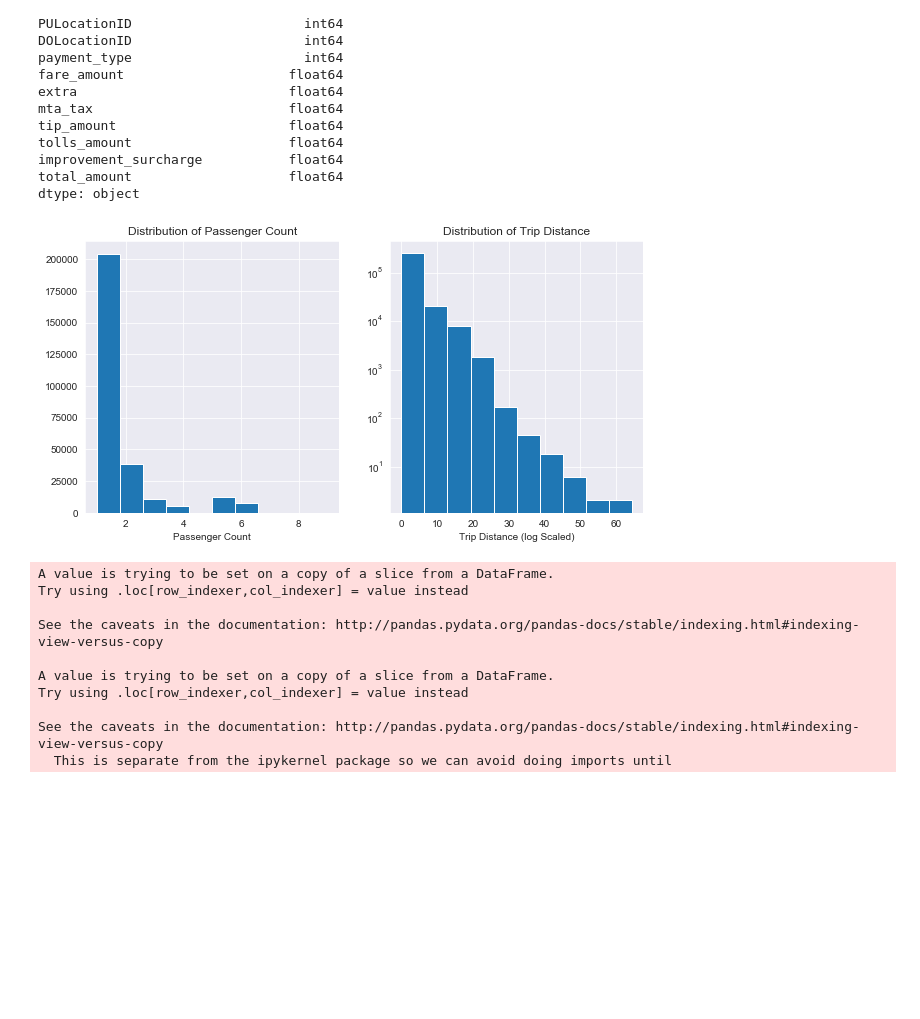
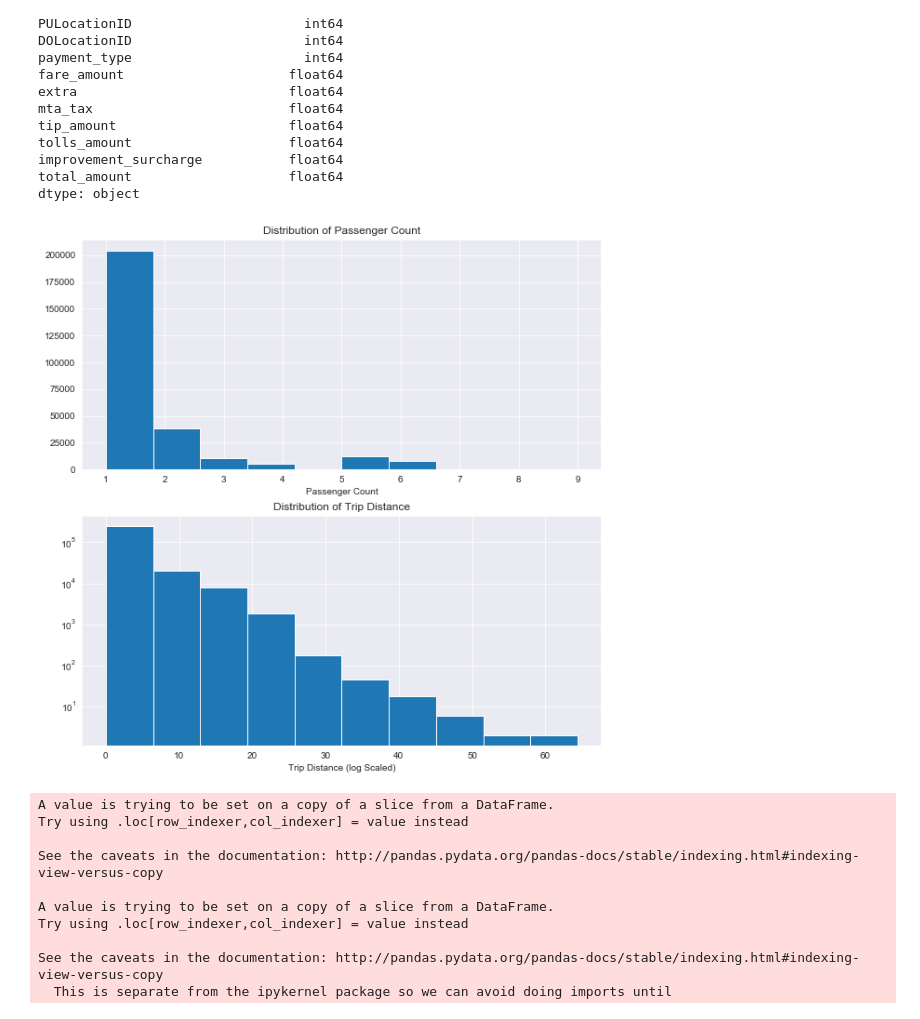
Before and after one commit to tcbriggs981/Taxi-Studies, a Jupyter notebook: Taxis June 2018.ipynb, the cells around one changed output. Cells and saved outputs as stored; diff of their text form; code cells hidden in the pictures; blank space fills up the shorter version.

```diff
--- a/Taxis June 2018.ipynb
+++ b/Taxis June 2018.ipynb
@@ -151,19 +152,19 @@ improvement_surcharge           float64
 total_amount                    float64
 dtype: object
 # %%
-plt.figure(figsize=(10,5))
-plt.subplot(1,2,1)
+plt.figure(figsize=(10,10))
+plt.subplot(2,1,1)
 plt.xlabel('Passenger Count')
 plt.hist(taxi_626['passenger_count'])
 plt.title('Distribution of Passenger Count')
-plt.subplot(1,2,2)
+plt.subplot(2,1,2)
 plt.xlabel('Trip Distance (log Scaled)')
 plt.hist(taxi_626['trip_distance'],bins=10)
 plt.title('Distribution of Trip Distance')
 plt.yscale('log')
 plt.show()
 # %% [output]
-[figure, old version]
+[figure, new version]
 # %%
 taxi_model = taxi_626
 taxi_model['tpep_pickup_datetime'] = pd.to_numeric(taxi_model['tpep_pickup_datetime'])
```
Also changed, not shown: parts of 8 cells of this notebook.
